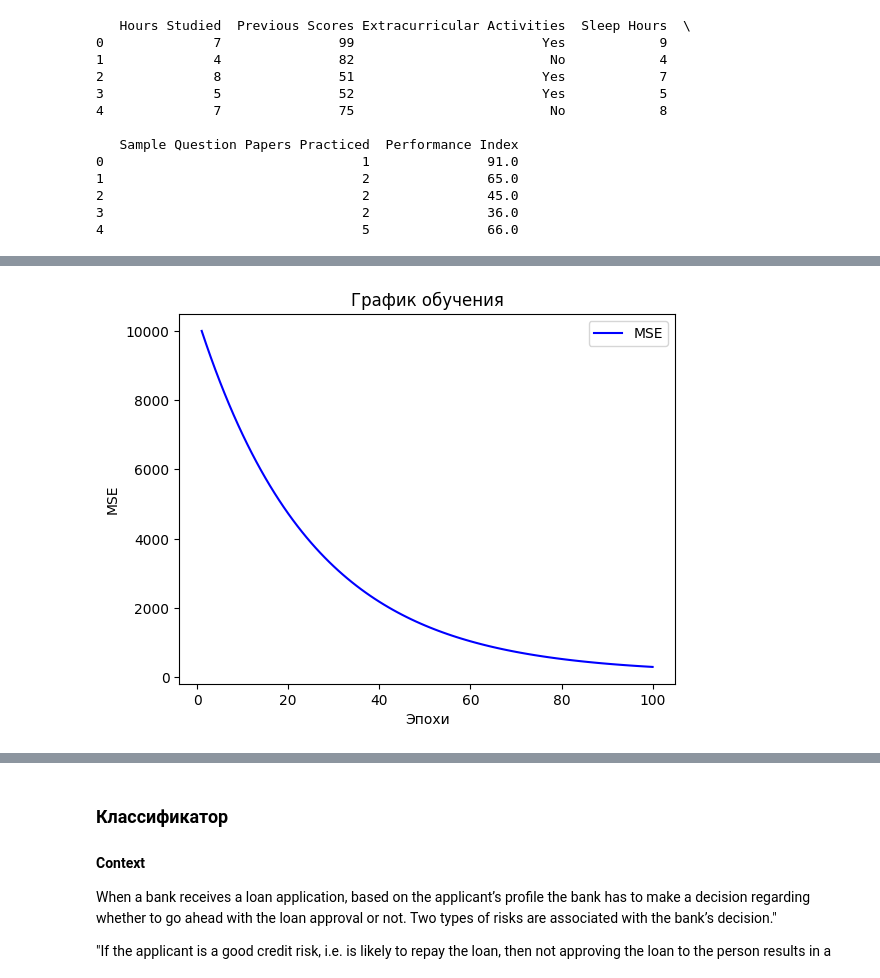
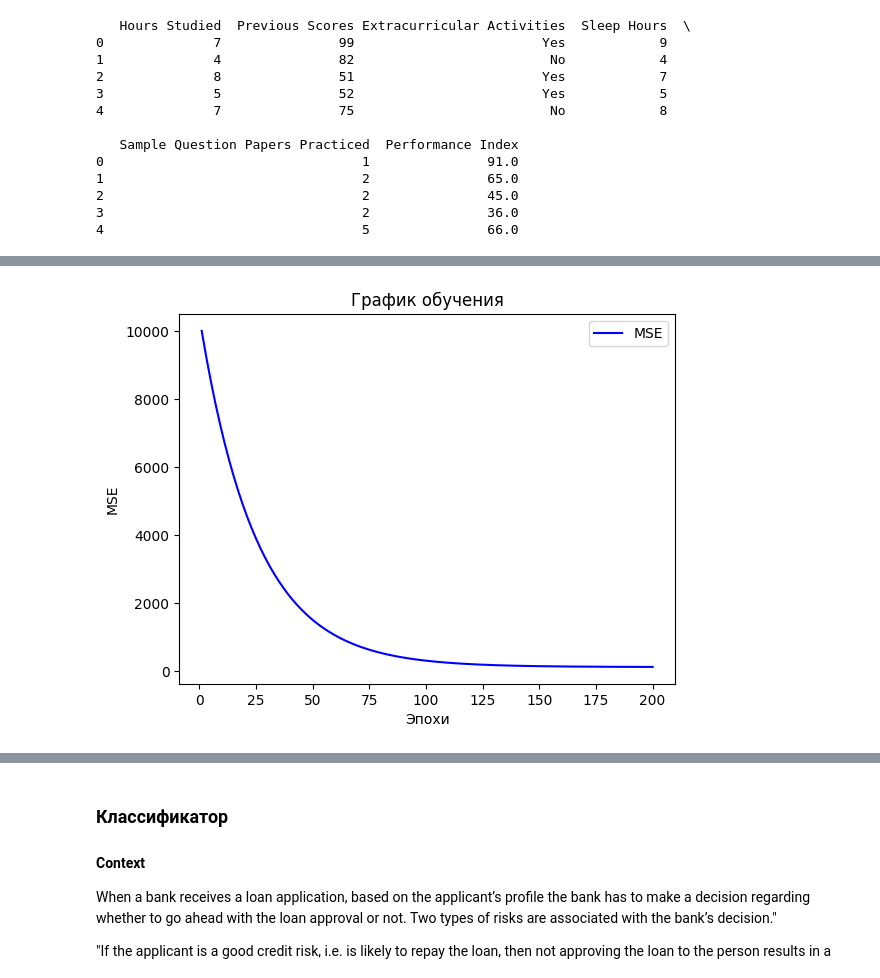
Before and after one commit to ibatuloff/MLcourse, a Jupyter notebook: lab3/Линейная модель и градиентный спуск.ipynb, the cells around one changed output, grey strips where cells are left out. Drawn from its saved outputs; the diff is of its cells as text; code cells hidden in the pictures.

```diff
--- a/lab3/Линейная модель и градиентный спуск.ipynb
+++ b/lab3/Линейная модель и градиентный спуск.ipynb
@@ -200,14 +214,17 @@ history = lr.fit(normalized_X, normalized_Y, epochs=100)
 # %%
+lr = LinearRegressor(num_features=X.shape[1])
+history = lr.fit(normalized_X, normalized_Y, epochs=200)
+
 epochs = range(1, len(history) + 1)
 
 # Постройте график обучения.
 plt.plot(epochs, history, 'b', label='MSE')
 plt.title('График обучения')
 plt.xlabel('Эпохи')
 plt.ylabel('MSE')
 plt.legend()
 
 # Отобразите график.
 plt.show()
 # %% [output]
-[figure, old version]
+[figure, new version]
```
Also changed, not shown: parts of 9 cells of this notebook.
